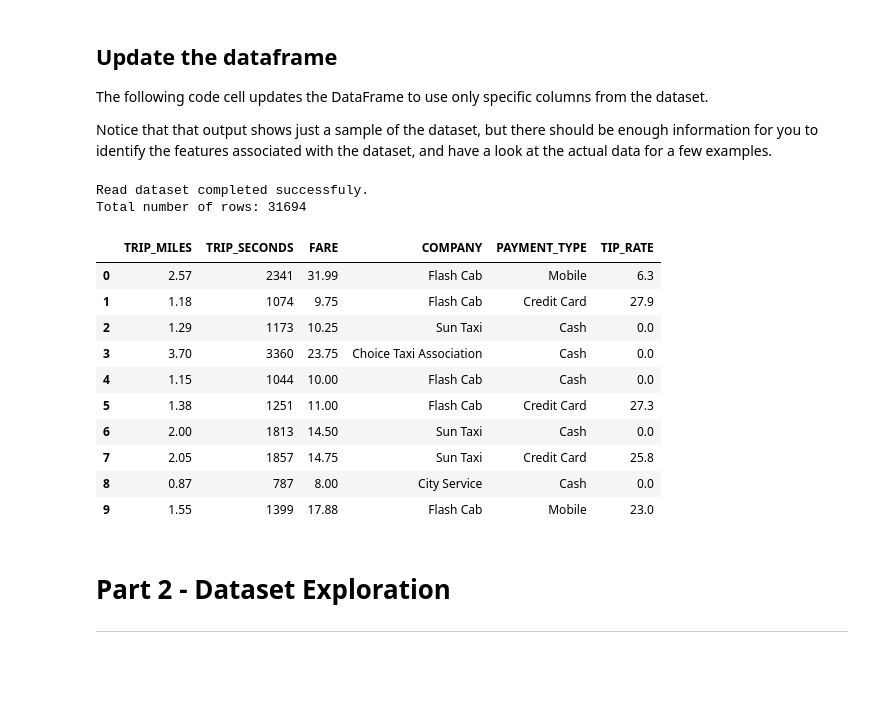
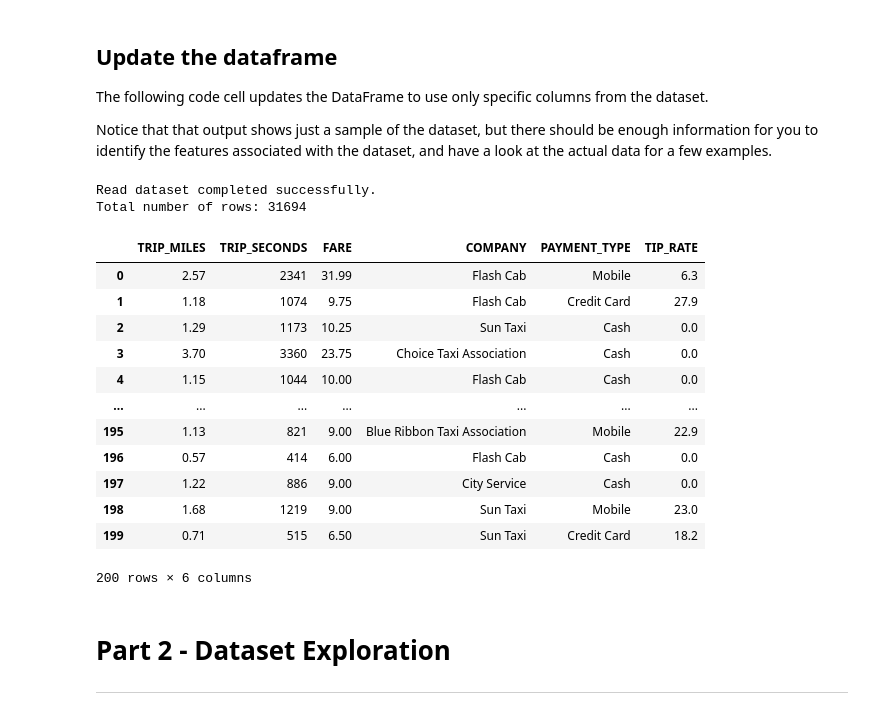
Before and after one commit to MxSofiaBiancaCardenas/linear_regression_taxi, a Jupyter notebook: ml/cc/exercises/linear_regression_taxi.ipynb, the cells around one changed output. Cells and saved outputs as stored; diff of their text form; code cells hidden in the pictures; blank space fills up the shorter version.

```diff
--- a/ml/cc/exercises/linear_regression_taxi.ipynb
+++ b/ml/cc/exercises/linear_regression_taxi.ipynb
@@ -92,26 +105,28 @@ Notice that that output shows just a sample of the dataset, but there should be
 # %%
 #@title Code - Read dataset
 
 # Updates dataframe to use specific columns.
 training_df = chicago_taxi_dataset.loc[:, ('TRIP_MILES', 'TRIP_SECONDS', 'FARE', 'COMPANY', 'PAYMENT_TYPE', 'TIP_RATE')]
 
-print('Read dataset completed successfuly.')
-print('Total number of rows: {0}\n\n' .format(len(training_df.index)))
-training_df.head(10)
+print('Read dataset completed successfully.')
+print('Total number of rows: {0}\n\n'.format(len(training_df.index)))
+training_df.head(200)
 # %% [output]
-Read dataset completed successfuly.
+Read dataset completed successfully.
 Total number of rows: 31694
 |  | TRIP_MILES | TRIP_SECONDS | FARE | COMPANY | PAYMENT_TYPE | TIP_RATE |
 | 0 | 2.57 | 2341 | 31.99 | Flash Cab | Mobile | 6.3 |
 | 1 | 1.18 | 1074 | 9.75 | Flash Cab | Credit Card | 27.9 |
 | 2 | 1.29 | 1173 | 10.25 | Sun Taxi | Cash | 0.0 |
 | 3 | 3.70 | 3360 | 23.75 | Choice Taxi Association | Cash | 0.0 |
 | 4 | 1.15 | 1044 | 10.00 | Flash Cab | Cash | 0.0 |
-| 5 | 1.38 | 1251 | 11.00 | Flash Cab | Credit Card | 27.3 |
-| 6 | 2.00 | 1813 | 14.50 | Sun Taxi | Cash | 0.0 |
-| 7 | 2.05 | 1857 | 14.75 | Sun Taxi | Credit Card | 25.8 |
-| 8 | 0.87 | 787 | 8.00 | City Service | Cash | 0.0 |
-| 9 | 1.55 | 1399 | 17.88 | Flash Cab | Mobile | 23.0 |
+| ... | ... | ... | ... | ... | ... | ... |
+| 195 | 1.13 | 821 | 9.00 | Blue Ribbon Taxi Association | Mobile | 22.9 |
+| 196 | 0.57 | 414 | 6.00 | Flash Cab | Cash | 0.0 |
+| 197 | 1.22 | 886 | 9.00 | City Service | Cash | 0.0 |
+| 198 | 1.68 | 1219 | 9.00 | Sun Taxi | Mobile | 23.0 |
+| 199 | 0.71 | 515 | 6.50 | Sun Taxi | Credit Card | 18.2 |
+200 rows × 6 columns
 # %% [markdown]
 # Part 2 - Dataset Exploration
 
```
Also changed, not shown: parts of 9 cells of this notebook.
